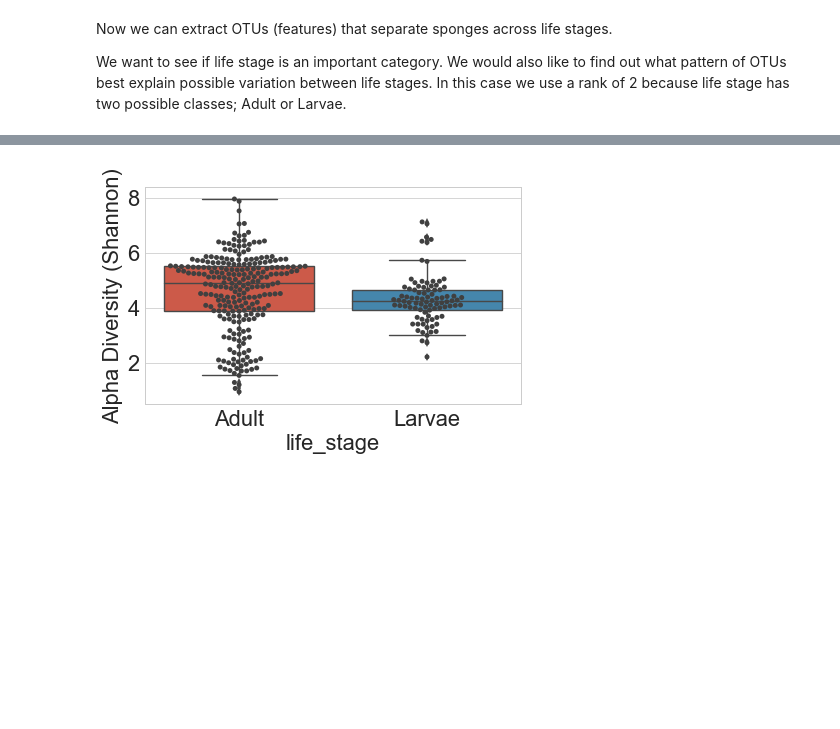
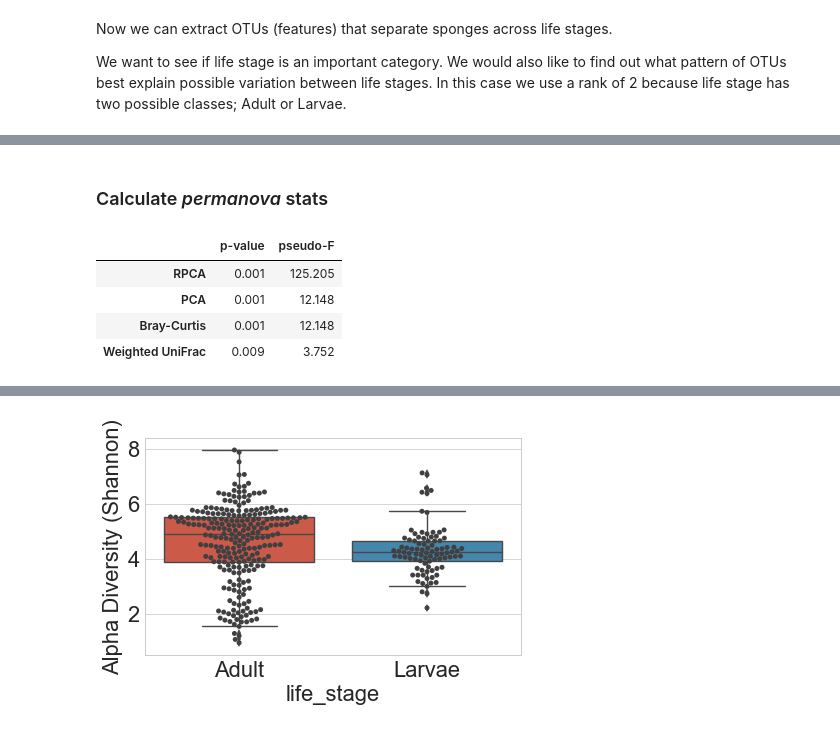
Before and after one commit to biocore/DEICODE, a Jupyter notebook: Examples/sponge_biom.ipynb, the cells around one changed output, grey strips where cells are left out. Cells and saved outputs as stored; diff of their text form; code cells hidden in the pictures; blank space fills up the shorter version.

```diff
--- a/Examples/sponge_biom.ipynb
+++ b/Examples/sponge_biom.ipynb
@@ -99,0 +104,38 @@ sample_loading = sample_loading.rename(columns={0: 'PC1', 1: 'PC2'})
+# %% [markdown]
+### Calculate _permanova_ stats
+# %%
+from scipy.spatial import distance
+from skbio.stats.distance import permanova
+
+#calculate permanova stats for all!
+rapca=DistanceMatrix(distance.cdist(sample_loading.as_matrix(),sample_loading.as_matrix(),'euclidean'))
+rapcaperm=permanova(rapca,mappingdf.life_stage.values)
+
+pcoa_euc_test=DistanceMatrix(pdist(otutabledf.as_matrix(), 'euclidean'))
+pcaperm=permanova(pcoa_euc_test,mappingdf.life_stage.values)
+
+pcoa_bray_test=DistanceMatrix(pdist(otutabledf.as_matrix(), 'braycurtis'))
+brayperm=permanova(pcoa_euc_test,mappingdf.life_stage.values)
+
+#make sure matched
+unifrac_weighted_dist=pd.read_csv('data/sponge/Qiita_weighted_uni.tsv',index_col=0)
+_,unifrac_weighted_dist=match(mappingdf,unifrac_weighted_dist)
+_,unifrac_weighted_dist=match(mappingdf,unifrac_weighted_dist.T)
+unifrac_weighted_dist=DistanceMatrix(unifrac_weighted_dist)
+weighted_perm=permanova(unifrac_weighted_dist,mappingdf.life_stage.values)
+
+
+permres=np.around(np.array([[rapcaperm['p-value'],rapcaperm['test statistic']],
+         [pcaperm['p-value'],pcaperm['test statistic']],
+         [brayperm['p-value'],brayperm['test statistic']],
+         [weighted_perm['p-value'],weighted_perm['test statistic']]]),3)
+
+permres=pd.DataFrame(permres,index=['RPCA','PCA','Bray-Curtis','Weighted UniFrac']
+                     ,columns=['p-value','pseudo-F']).sort_values('pseudo-F',ascending=False)
+permres
+# %% [output]
+|  | p-value | pseudo-F |
+| RPCA | 0.001 | 125.205 |
+| PCA | 0.001 | 12.148 |
+| Bray-Curtis | 0.001 | 12.148 |
+| Weighted UniFrac | 0.009 | 3.752 |
```
Also changed, not shown: parts of 11 cells of this notebook, 23 other files.
